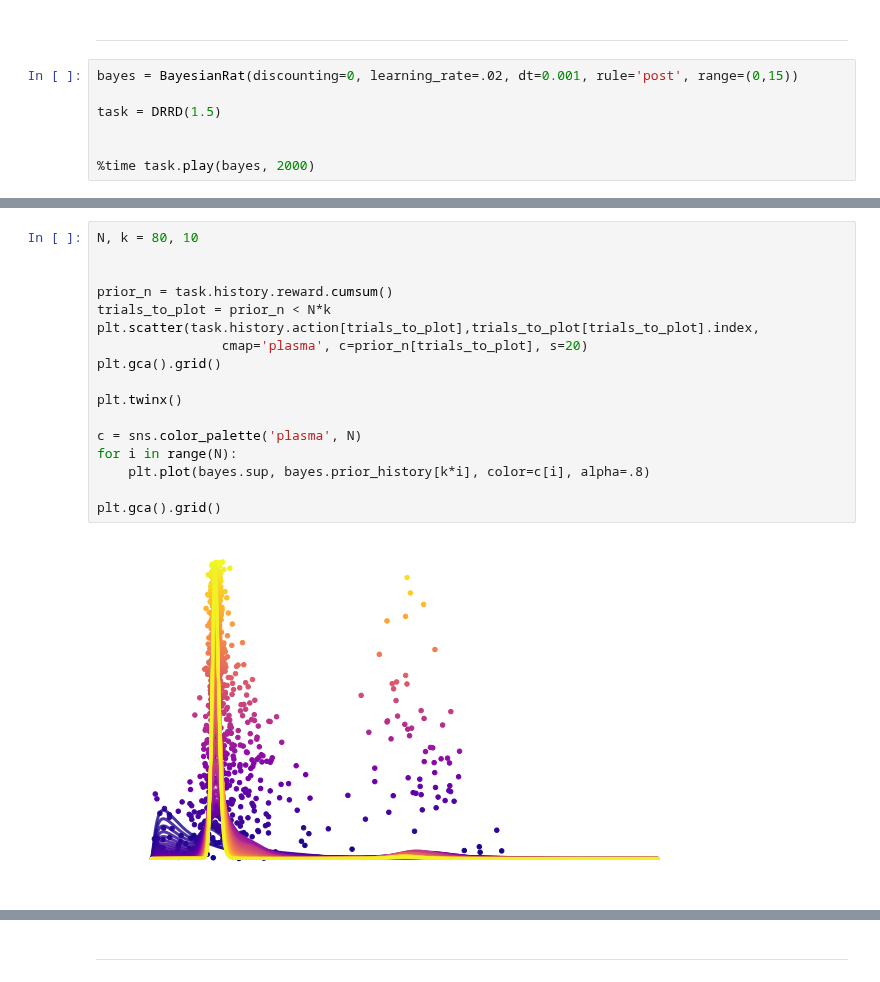
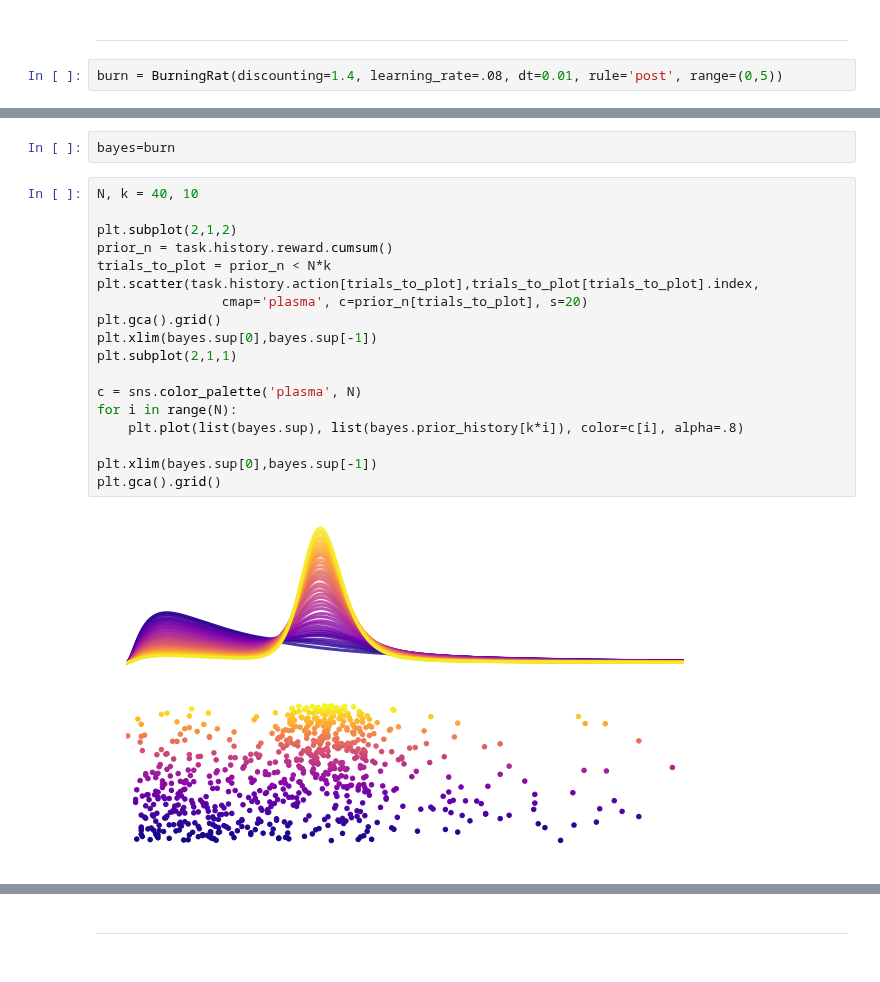
Before and after one commit to EstevaoUyra/spikelearn, a Jupyter notebook: notebooks/exploration/Bayesian rat.ipynb, the cells around one changed output, grey strips where cells are left out. Drawn from its saved outputs; the diff is of its cells as text.

```diff
--- a/notebooks/exploration/Bayesian rat.ipynb
+++ b/notebooks/exploration/Bayesian rat.ipynb
@@ -212,9 +324,4 @@ class BayesianRat():
 # %% [markdown]
 ---
 # %%
-bayes = BayesianRat(discounting=0, learning_rate=.02, dt=0.001, rule='post', range=(0,15))
-
-task = DRRD(1.5)
-
-
-%time task.play(bayes, 2000)
+burn = BurningRat(discounting=1.4, learning_rate=.08, dt=0.01, rule='post', range=(0,5))
@@ -224,19 +334,22 @@ Wall time: 8.18 s
+# %%
+bayes=burn
 # %%
-N, k = 80, 10
+N, k = 40, 10
 
-
+plt.subplot(2,1,2)
 prior_n = task.history.reward.cumsum()
 trials_to_plot = prior_n < N*k
 plt.scatter(task.history.action[trials_to_plot],trials_to_plot[trials_to_plot].index,
                 cmap='plasma', c=prior_n[trials_to_plot], s=20)
 plt.gca().grid()
-
-plt.twinx()
+plt.xlim(bayes.sup[0],bayes.sup[-1])
+plt.subplot(2,1,1)
 
 c = sns.color_palette('plasma', N)
 for i in range(N):
-    plt.plot(bayes.sup, bayes.prior_history[k*i], color=c[i], alpha=.8)
+    plt.plot(list(bayes.sup), list(bayes.prior_history[k*i]), color=c[i], alpha=.8)
 
+plt.xlim(bayes.sup[0],bayes.sup[-1])
 plt.gca().grid()
 # %% [output]
-[figure, old version]
+[figure, new version]
```
Also changed, not shown: parts of 18 cells of this notebook.
